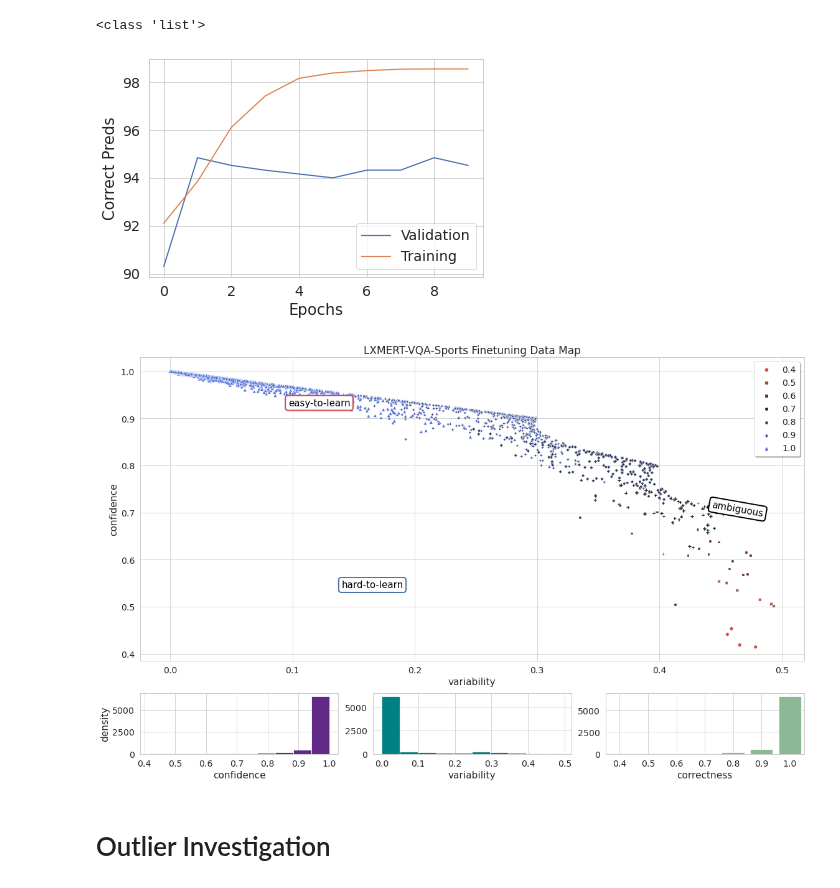
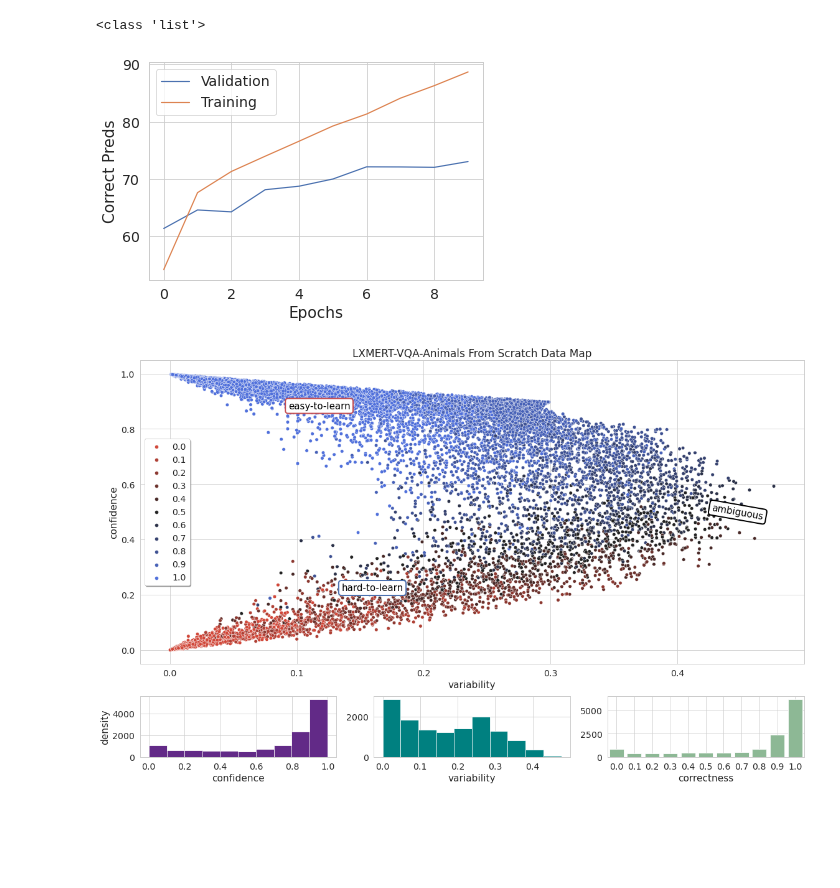
Before and after one commit to jr4fs/vl-pretraining, a Jupyter notebook: datamaps/plot_datamaps.ipynb, the cells around one changed output. Cells and saved outputs as stored; diff of their text form; code cells hidden in the pictures; blank space fills up the shorter version.

```diff
--- a/datamaps/plot_datamaps.ipynb
+++ b/datamaps/plot_datamaps.ipynb
@@ -230,13 +275,21 @@ def scatter_it(dataframe, hue_metric ='correct.', title='', model='LXMERT', show
 # %%
 
-base_path ='../snap/vqa/vqa_lxr955_sports_multiclass/'
+base_path ='../snap/vqa/vqa_lxr955_animals_fromScratch/'
 datamap_stats = load_datamap_stats(base_path)
 df = calculate_datamap_metrics(datamap_stats)
 plot_trainval_acc(base_path)
-scatter_it(df, title='VQA-Sports Finetuning', show_hist=True)
+scatter_it(df, title='VQA-Animals From Scratch', show_hist=True)
+
+
+# ambiguous_outliers, ambiguous_img_ids = datamap_outliers(df, datamap_stats, 0.5, 0.4, 'ambiguous')
+
+
+# dataset = foz.load_zoo_dataset(
+#     "coco-2014",
+#     split="train",
+#     image_ids=ambiguous_img_ids
+# )
 # %% [output]
 <class 'list'>
-[figure, old version]
+[figure, new version]
-[figure, old version]
+[figure, new version]
-# %% [markdown]
-# Outlier Investigation
```
Also changed, not shown: parts of 5 cells of this notebook, 4 other files.
